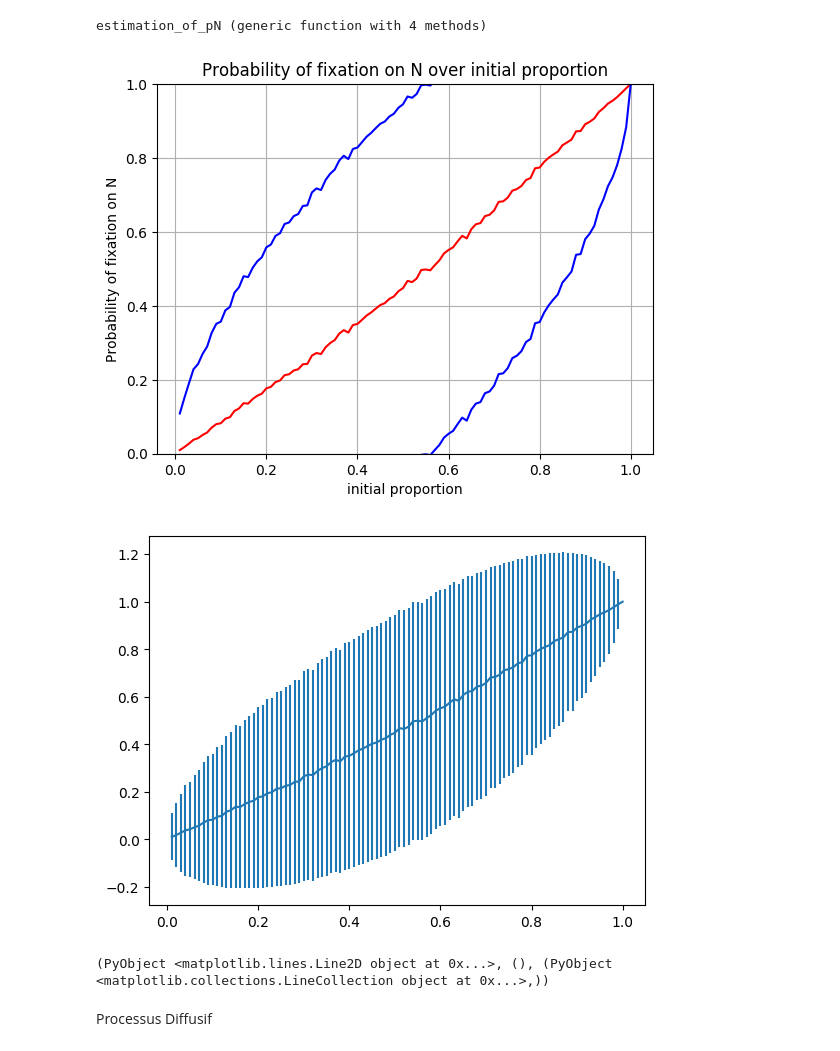
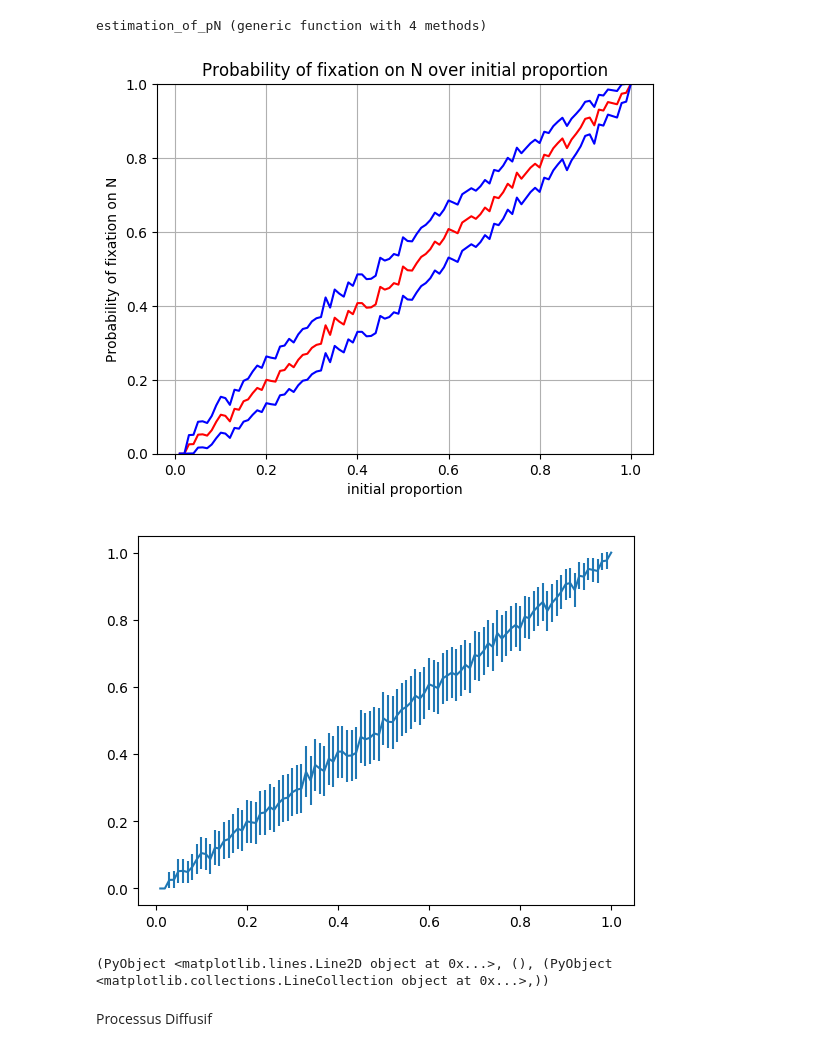
Before and after one commit to Flewer47/MOPSIProject, a Jupyter notebook: Wright-Fisher_Algorithm.ipynb, the cells around one changed output. Drawn from its saved outputs; the diff is of its cells as text; code cells hidden in the pictures.

```diff
--- a/Wright-Fisher_Algorithm.ipynb
+++ b/Wright-Fisher_Algorithm.ipynb
@@ -161,41 +161,41 @@ end
 # %% [output]
 estimation_of_pN (generic function with 4 methods)
 # %%
-Nb_it = 10000
+Nb_it = 2000
 Nb_initial_propo = 100
-populationSize = 100
+populationSize = 40
 finalTime = 3000
 collection_of_initialProportions =  [i/Nb_initial_propo for i=1:Nb_initial_propo]
 collection_of_estimated_pN = zeros(Float64, Nb_initial_propo)
 collection_of_deviation = zeros(Float64, Nb_initial_propo)
 for i in 1:Nb_initial_propo
     estimated_pN, deviation = estimation_of_pN(Nb_it, populationSize,collection_of_initialProportions[i],finalTime)
     collection_of_estimated_pN[i] = estimated_pN
     collection_of_deviation[i] = deviation
 end
 
 """
 Plot Px(XT = N) depending on the initial proportion x
 """
 
 ioff()
 
 title("Probability of fixation on N over initial proportion")
 xlabel("initial proportion")
 ylabel("Probability of fixation on N")
 ylim(0,1)
 grid(true)
 
 plot(collection_of_initialProportions, collection_of_estimated_pN , color="red")
-plot(collection_of_initialProportions, collection_of_estimated_pN+collection_of_deviation , color="blue")
-plot(collection_of_initialProportions, collection_of_estimated_pN-collection_of_deviation, color="blue")
+plot(collection_of_initialProportions, collection_of_estimated_pN+collection_of_deviation/sqrt(populationSize) , color="blue")
+plot(collection_of_initialProportions, collection_of_estimated_pN-collection_of_deviation/sqrt(populationSize), color="blue")
 show()
 # %% [output]
-[figure, old version]
+[figure, new version]
 # %%
-errorbar(collection_of_initialProportions, collection_of_estimated_pN, yerr = collection_of_deviation)
+errorbar(collection_of_initialProportions, collection_of_estimated_pN, yerr = collection_of_deviation/sqrt(populationSize))
 # %% [output]
-[figure, old version]
+[figure, new version]
 (PyObject <matplotlib.lines.Line2D object at 0x...>, (), (PyObject <matplotlib.collections.LineCollection object at 0x...>,))
 # %%
 display("text/latex", """
```
Also changed, not shown: parts of 5 cells of this notebook.
